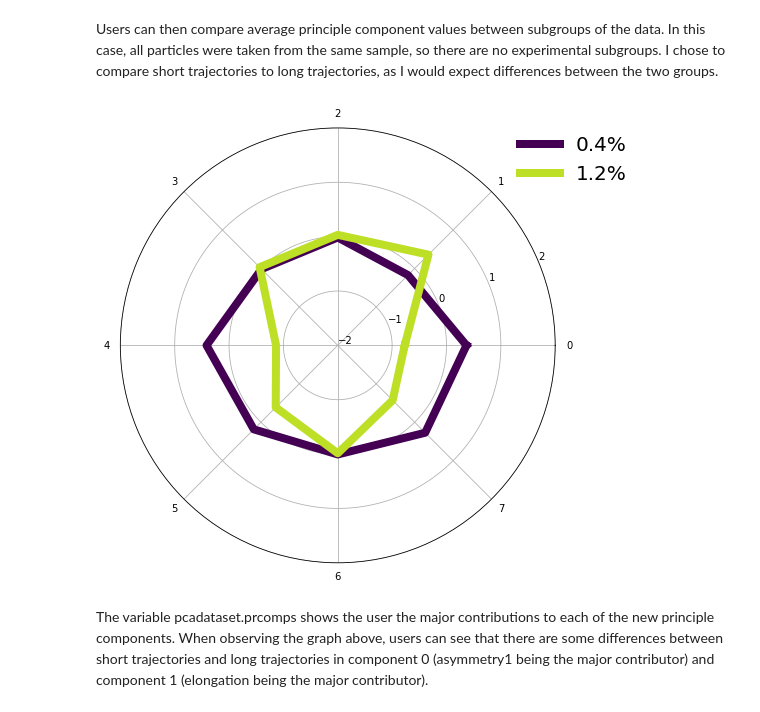
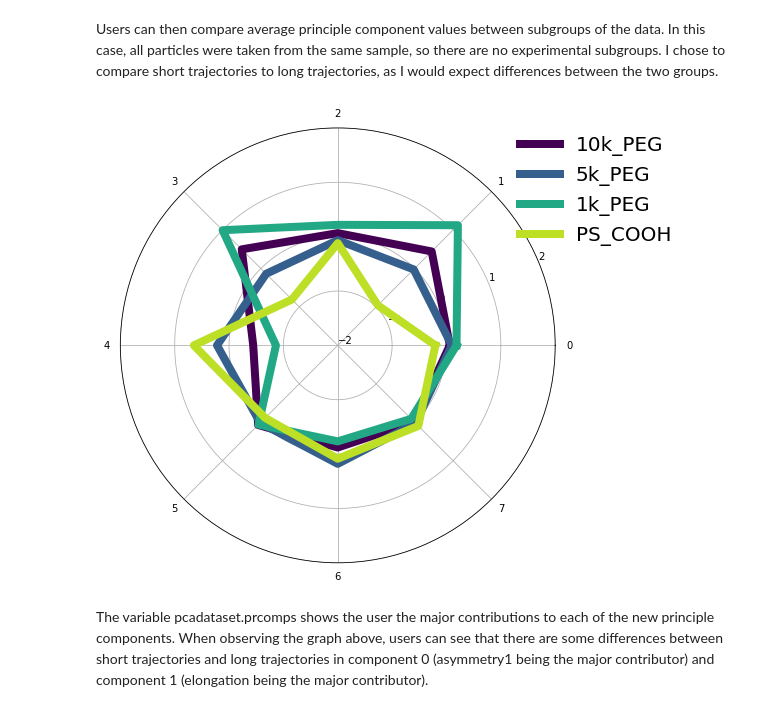
Before and after one commit to Nance-Lab/diff_classifier, a Jupyter notebook: notebooks/development/09_17_18_MW_PCA_Dorsa.ipynb, the cells around one changed output. Drawn from its saved outputs; the diff is of its cells as text; code cells hidden in the pictures.

```diff
--- a/notebooks/development/09_17_18_MW_PCA_Dorsa.ipynb
+++ b/notebooks/development/09_17_18_MW_PCA_Dorsa.ipynb
@@ -5,3 +5,15 @@ import pandas as pd
 import numpy as np
 import diff_classifier.aws as aws
 import diff_classifier.pca as pca
+# %%
+remote_folder = 'Gel_studies' #Folder in AWS S3 containing files to be analyzed
+bucket = 'dtoghani.data'
+vids = 10
+mws = ['10k_PEG', '5k_PEG', '1k_PEG', '5k_PEG_NH2', 'PS_COOH', 'PS_NH2']
+calcs = [2]
+to_track = []
+for calc in calcs:
+    for mw in mws:
+        for num in range(1, vids+1):
+            #to_track.append('100x_0_4_1_2_gel_{}_bulk_vid_{}'.format(vis, num))
+            to_track.append('{}_{}mM_XY{}'.format(mw, calc, '%02d' % num))
@@ -39,7 +85,8 @@ features_100x_0_4_1_2_gel_1_2_bulk_vid_3.csv
 fstats_tot.to_csv('features.csv')
 # %%
 #fstats = pd.read_csv(filename, encoding = "ISO-8859-1", index_col='Unnamed: 0')
-nonnum = ['Percent Agarose', 'Video Number', 'Track_ID']
-fstats_num = fstats_tot.drop(nonnum, axis=1)
+fstats_totMW = fstats_tot[fstats_tot['Particle Type'].isin(['10k_PEG', '5k_PEG', '1k_PEG', 'PS_COOH'])]
+nonnum = ['Particle Type', 'Video Number', 'Track_ID', 'Calcium Concentration']
+fstats_num = fstats_totMW.drop(nonnum, axis=1)
 fstats_raw = fstats_num.values
 #fstats
@@ -69,6 +95,6 @@ fstats_tot[fstats_tot['Video Number']==1]
 # %% [markdown]
 The pca.pca_analysis function provides a completely contained PCA analysis of the input trajectory features dataset. It includes options to impute NaN values (fill in with average values or drop them), and to scale features. Read the docstring for more information.
 # %%
-pcadataset = pca.pca_analysis(fstats_tot, dropcols=nonnum, n_components=8)
+pcadataset = pca.pca_analysis(fstats_totMW, dropcols=nonnum, n_components=8)
 # %% [output]
 Cumulative explained variance:
@@ -96,12 +120,15 @@ ncomp = 8
 dicti = {}
 #test = np.exp(np.nanmean(np.log(pcadataset.final[pcadataset.final['Particle Size']==200].as_matrix()), axis=0))[-6:]
 #test1 = np.exp(np.nanmean(np.log(pcadataset.final[pcadataset.final['Particle Size']==500].as_matrix()), axis=0))[-6:]
-dicti[0] = np.nanmean(pcadataset.final[pcadataset.final['Percent Agarose']==0.4].values[:, -ncomp:], axis=0)
-dicti[1] = np.nanmean(pcadataset.final[pcadataset.final['Percent Agarose']==1.2].values[:, -ncomp:], axis=0)
+dicti[0] = np.nanmean(pcadataset.final[pcadataset.final['Particle Type']=='10k_PEG'].values[:, -ncomp:], axis=0)
+dicti[1] = np.nanmean(pcadataset.final[pcadataset.final['Particle Type']=='5k_PEG'].values[:, -ncomp:], axis=0)
+dicti[2] = np.nanmean(pcadataset.final[pcadataset.final['Particle Type']=='1k_PEG'].values[:, -ncomp:], axis=0)
+dicti[3] = np.nanmean(pcadataset.final[pcadataset.final['Particle Type']=='PS_COOH'].values[:, -ncomp:], axis=0)
 # %%
-pca.plot_pca(dicti, savefig=True, labels=['0.4%', '1.2%'])
+labels = ['10k_PEG', '5k_PEG', '1k_PEG', 'PS_COOH']
+pca.plot_pca(dicti, savefig=True, labels=labels)
 # %% [output]
-[figure, old version]
+[figure, new version]
 # %% [markdown]
 The variable pcadataset.prcomps shows the user the major contributions to each of the new principle components. When observing the graph above, users can see that there are some differences between short trajectories and long trajectories in component 0 (asymmetry1 being the major contributor) and component 1 (elongation being the major contributor).
 # %%
```
Also changed, not shown: parts of 27 cells of this notebook, 8 other files.
